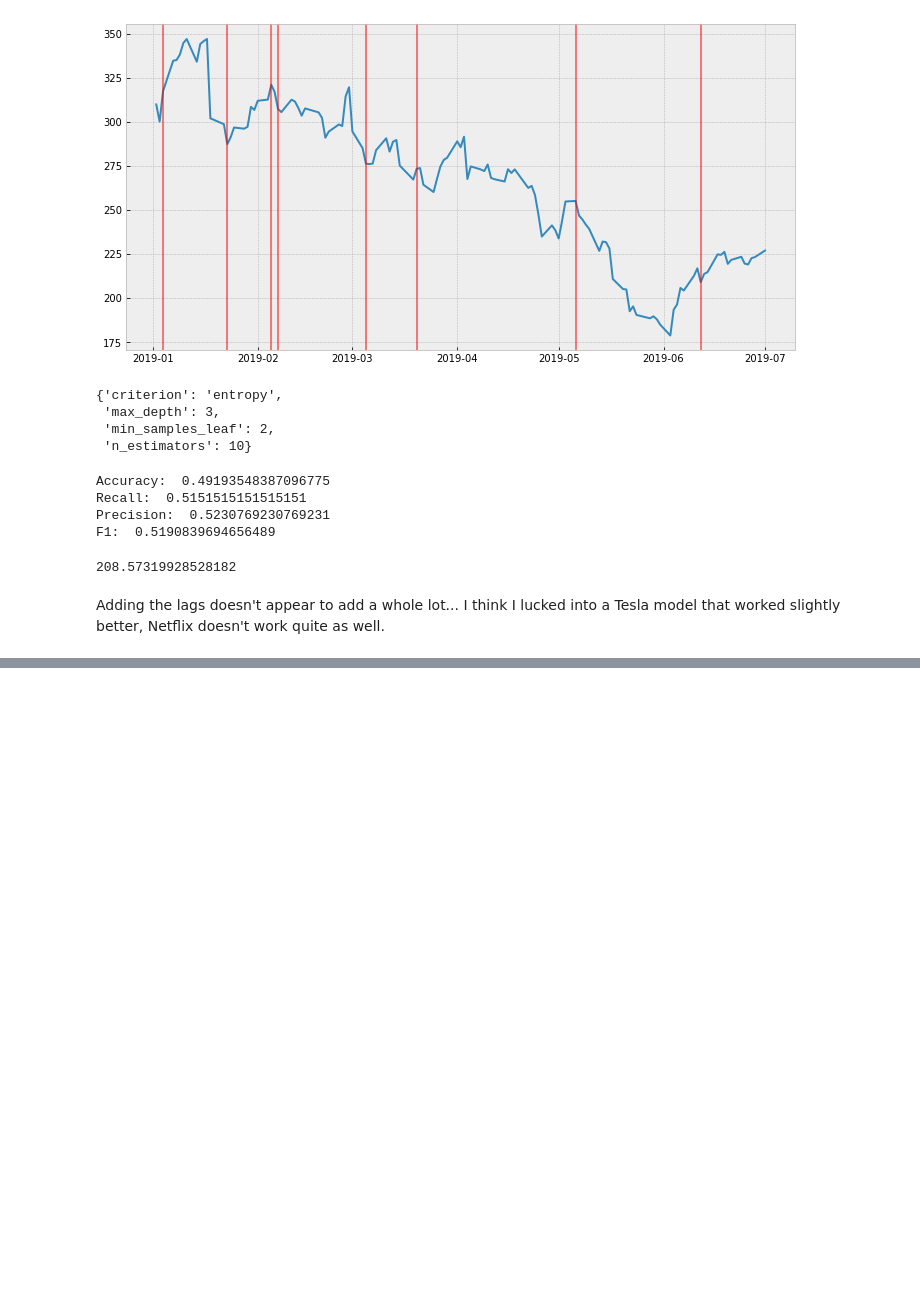
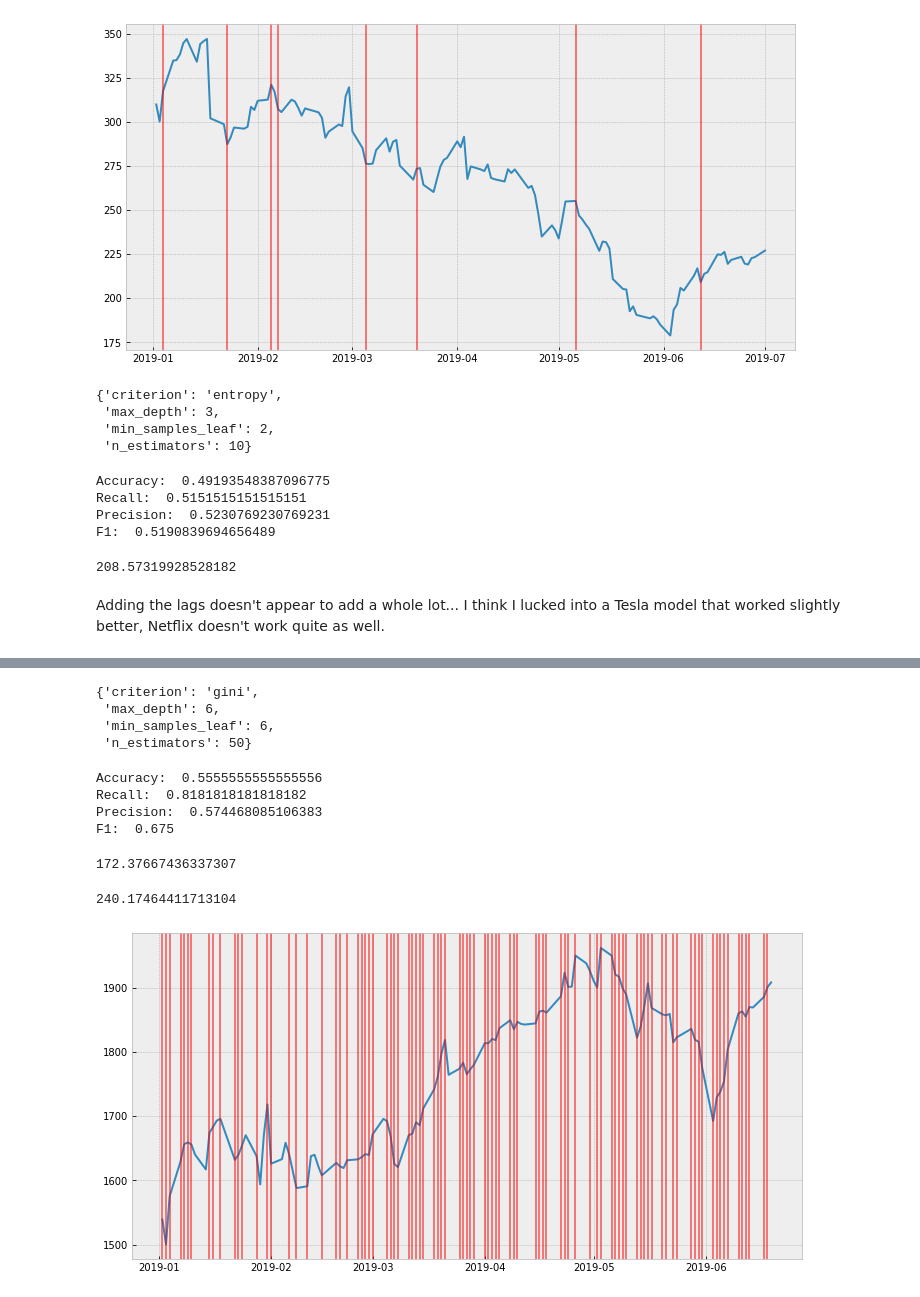
Before and after one commit to max-miller/stock_sentiment_analyzer, a Jupyter notebook: sentiment_based_predictions.ipynb, the cells around one changed output, grey strips where cells are left out. Cells and saved outputs as stored; diff of their text form; code cells hidden in the pictures; blank space fills up the shorter version.

```diff
--- a/sentiment_based_predictions.ipynb
+++ b/sentiment_based_predictions.ipynb
@@ -499,0 +516,71 @@ Adding the lags doesn't appear to add a whole lot... I think I lucked into a Tes
+# %%
+amazon_master = pd.read_csv('amazon_master.csv')
+amazon_master['date'] =  pd.to_datetime(amazon_master['date'])
+amazon_master.set_index('date', inplace=True)
+amazon_master = amazon_master['2019-06-19':]
+
+amazon_master['above_average'] = [1 if amazon_master.iloc[n]['day_change']>.0005 else 0
+                                 for n in range(0,len(amazon_master))]
+amazon_master['positive_return'] = [1 if amazon_master.iloc[n]['day_change']>.0 else 0
+                                 for n in range(0,len(amazon_master))]
+
+
+features = ['nyt_compound','nyt_pos','nyt_neg','twitter_compound','twitter_pos','twitter_neg']
+amazon_X_train = amazon_master['2018':'2016'][features]
+amazon_X_test = amazon_master[:'2019'][features]
+amazon_y_train = amazon_master['2018':'2016']['above_average']
+amazon_y_test = amazon_master[:'2019']['above_average']
+
+param_grid = {
+    'n_estimators': [10,20,30,40,50],
+    'criterion': ['gini','entropy'],
+    'max_depth': [1,2,3,4,5,6,7,8],
+    'min_samples_leaf': [2,3,4,5,6,7,8,9,10]}
+
+rfc = RandomForestClassifier(n_jobs=-1)
+
+
+amazon_CV_rfc = GridSearchCV(rfc, param_grid, cv=8,n_jobs=-1,scoring='accuracy')
+amazon_CV_rfc.fit(amazon_X_train, amazon_y_train)
+amazon_CV_rfc.best_params_
+# %% [output]
+{'criterion': 'gini',
+ 'max_depth': 6,
+ 'min_samples_leaf': 6,
+ 'n_estimators': 50}
+# %%
+amazon_y_pred = amazon_CV_rfc.predict(amazon_X_test)
+print('Accuracy: ',accuracy_score(amazon_y_test,amazon_y_pred))
+print('Recall: ',recall_score(amazon_y_test,amazon_y_pred))
+print('Precision: ',precision_score(amazon_y_test,amazon_y_pred))
+print('F1: ',f1_score(amazon_y_test,amazon_y_pred))
+amazon_test_change= amazon_master[:'2019']['day_change']
+earnings = 0
+for n in range(0,len(amazon_y_pred)):
+    if amazon_y_pred[n] == 1:
+        earnings += (amazon_test_change.iloc[n]*1000)
+earnings
+# %% [output]
+Accuracy:  0.5555555555555556
+Recall:  0.8181818181818182
+Precision:  0.574468085106383
+F1:  0.675
+172.37667436337307
+# %%
+initial = amazon_master[:'2019']['4. close'][-1]
+final = amazon_master[:'2019']['4. close'][0]
+(1000/initial)*final - 1000
+# %% [output]
+240.17464411713104
+# %%
+trades = []
+for n in range(0,len(amazon_y_pred)):
+    if amazon_y_pred[n] == 1:
+        trades.append(str(amazon_y_test.index[n])[:10])
+
+plt.figure(figsize=(12,6))
+plt.plot(amazon_master[:'2019']['4. close'])
+for trade in trades:
+    plt.axvline(x=[trade], color='r', alpha=.5)
+# %% [output]
+[figure, added]
```
Also changed, not shown: parts of 2 cells of this notebook, 3 other files.
